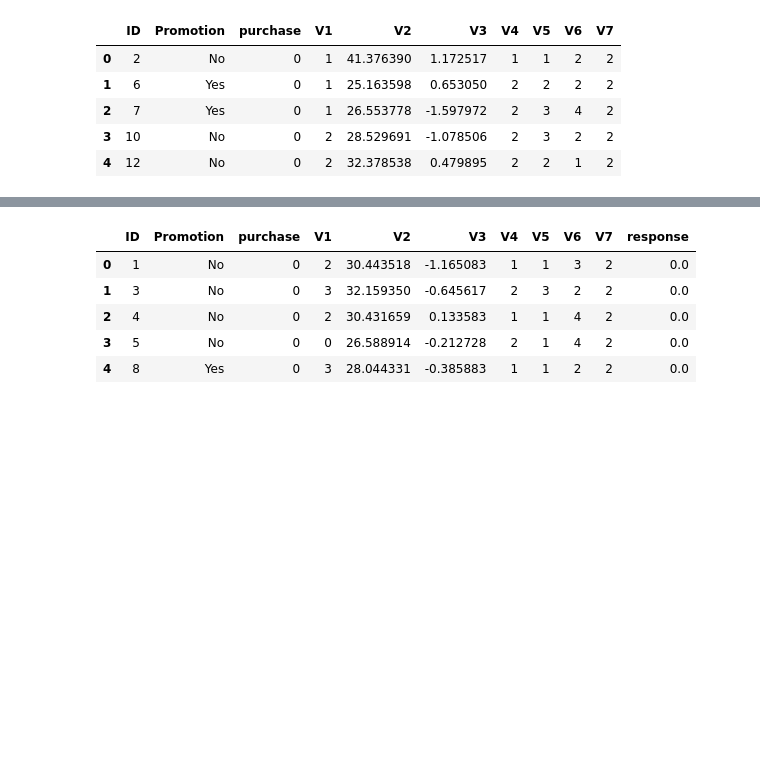
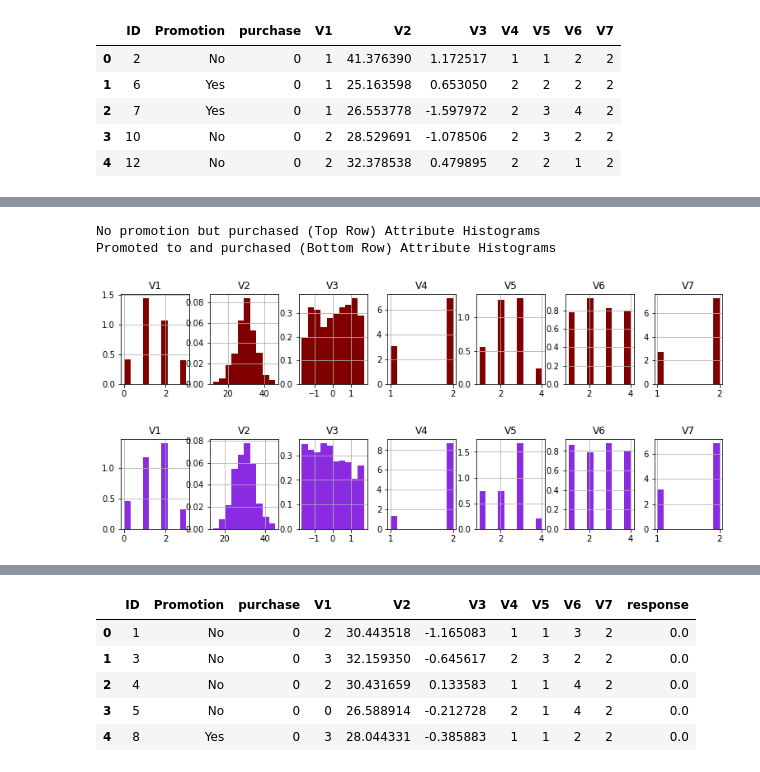
Before and after one commit to cphillips103/starbucks_analysis, a Jupyter notebook: Starbucks.ipynb, the cells around one changed output, grey strips where cells are left out. Cells and saved outputs as stored; diff of their text form; code cells hidden in the pictures; blank space fills up the shorter version.

```diff
--- a/Starbucks.ipynb
+++ b/Starbucks.ipynb
@@ -300,0 +323,18 @@ Promoted (Magenta) Attribute Histograms
+# %%
+# Feature histograms for purchaser groups (promoted to or not promoted to):
+
+print("No promotion but purchased (Top Row) Attribute Histograms")
+train_data[(train_data['Promotion'] == "No") & (train_data['purchase'] == 1)].hist(column = attribute_labels, figsize=(15,2), layout = (1, 8),
+                                    density = True, color = 'maroon')
+
+# Features histograms for promoted to group:
+print("Promoted to and purchased (Bottom Row) Attribute Histograms")
+train_data[(train_data['Promotion'] == "Yes") & (train_data['purchase'] == 1)].hist(column = attribute_labels, figsize=(15,2), layout = (1, 8),
+                                    density = True, color = 'blueviolet')
+
+plt.show()
+# %% [output]
+No promotion but purchased (Top Row) Attribute Histograms
+Promoted to and purchased (Bottom Row) Attribute Histograms
+[figure, added]
+[figure, added]
```
Also changed, not shown: parts of 61 cells of this notebook, 7 other files.
